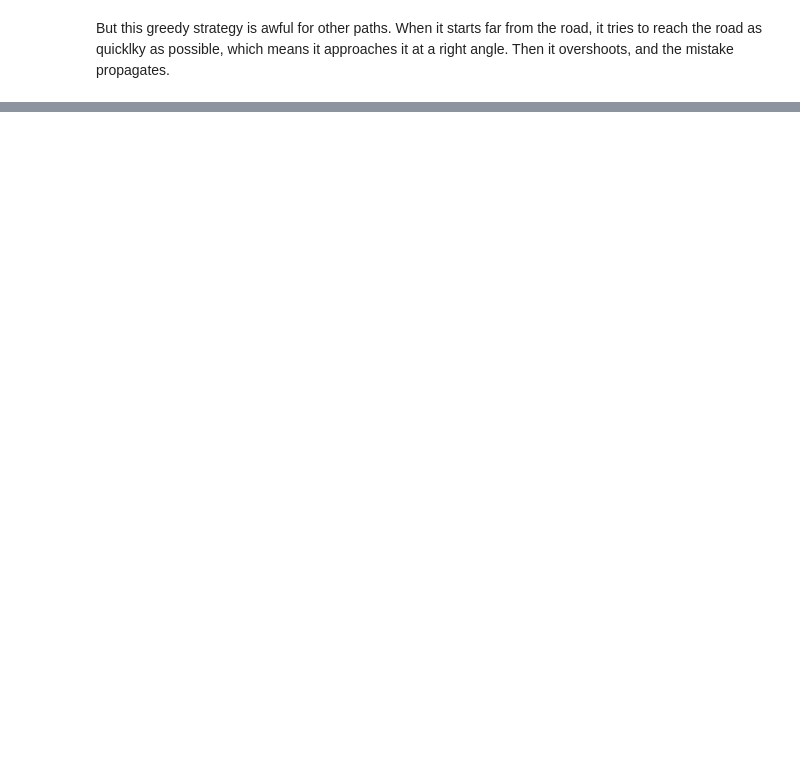
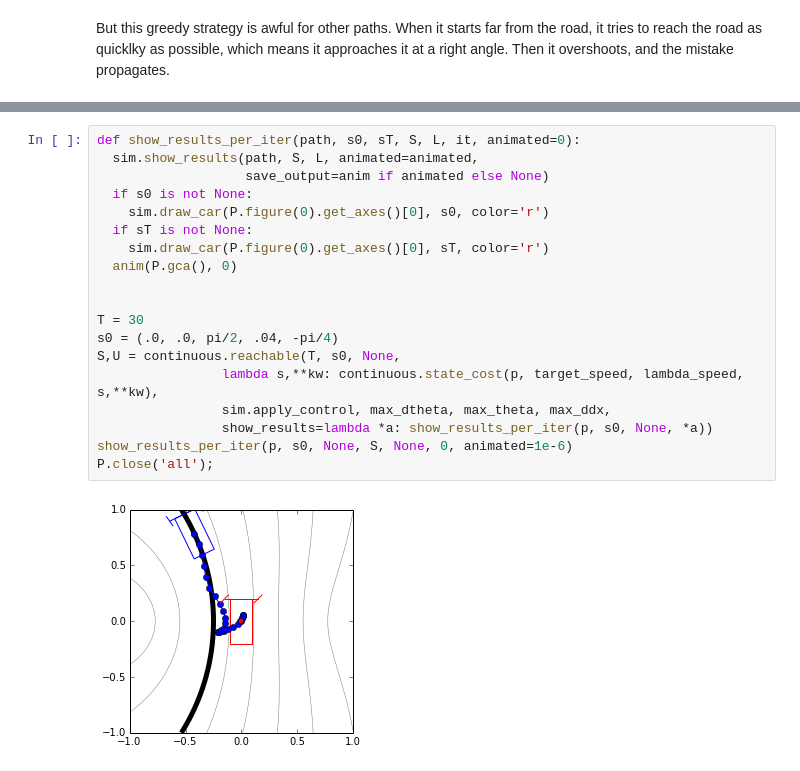
Before and after one commit to a-rahimi/sqp-control, a Jupyter notebook: Following an Uncertain Path.ipynb, the cells around one changed output, grey strips where cells are left out. Drawn from its saved outputs; the diff is of its cells as text; blank space fills up the shorter version.

```diff
--- a/Following an Uncertain Path.ipynb
+++ b/Following an Uncertain Path.ipynb
@@ -238,0 +202,21 @@ We could execute the entire control sequence over the next $T$ time steps. But w
+# %%
+def show_results_per_iter(path, s0, sT, S, L, it, animated=0):
+  sim.show_results(path, S, L, animated=animated,
+                   save_output=anim if animated else None)
+  if s0 is not None:
+    sim.draw_car(P.figure(0).get_axes()[0], s0, color='r')
+  if sT is not None:
+    sim.draw_car(P.figure(0).get_axes()[0], sT, color='r')
+  anim(P.gca(), 0)
+
+
+T = 30
+s0 = (.0, .0, pi/2, .04, -pi/4)
+S,U = continuous.reachable(T, s0, None,
+                lambda s,**kw: continuous.state_cost(p, target_speed, lambda_speed, s,**kw),
+                sim.apply_control, max_dtheta, max_theta, max_ddx,
+                show_results=lambda *a: show_results_per_iter(p, s0, None, *a))
+show_results_per_iter(p, s0, None, S, None, 0, animated=1e-6)
+P.close('all');
+# %% [output]
+[figure, added]
```
Also changed, not shown: parts of 15 cells of this notebook.
